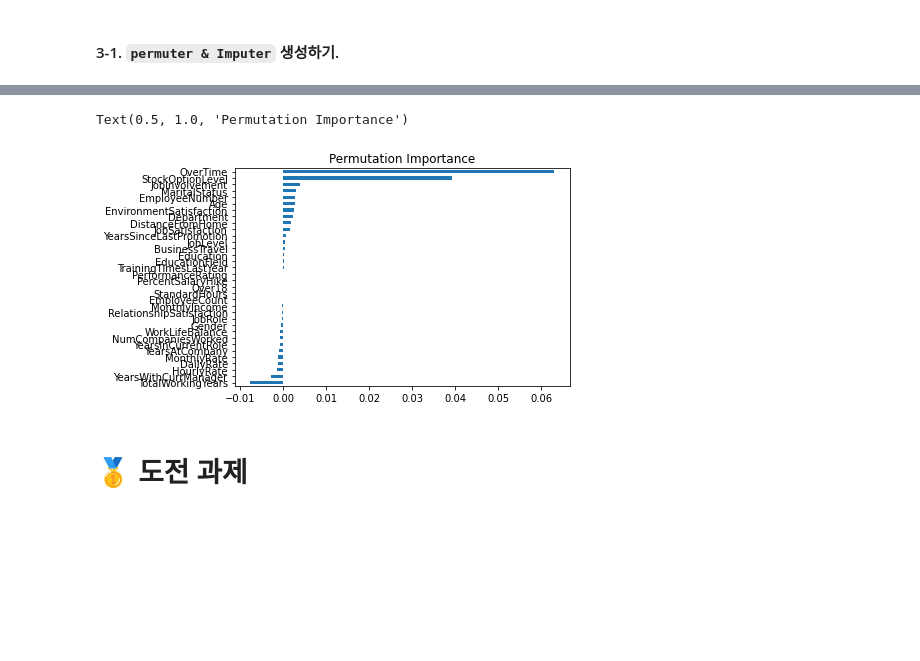
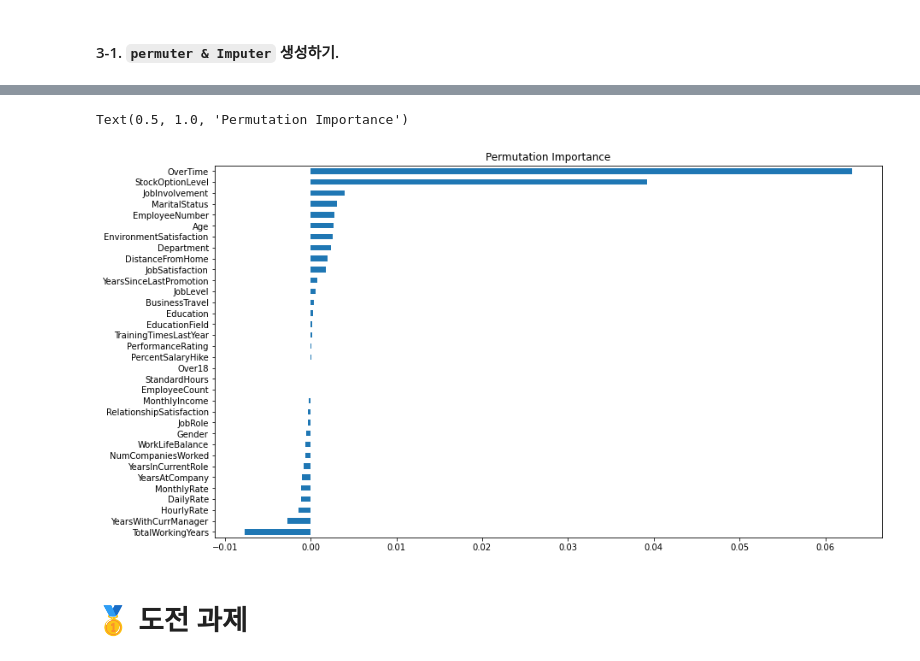
Before and after one commit to 00150/Practice-anything...., a Jupyter notebook: 182_1_확장_연습_.ipynb, the cells around one changed output, grey strips where cells are left out. Drawn from its saved outputs; the diff is of its cells as text; code cells hidden in the pictures; blank space fills up the shorter version.

```diff
--- a/182_1_확장_연습_.ipynb
+++ b/182_1_확장_연습_.ipynb
@@ -423,23 +421,22 @@ permuter.fit(X_test_preprocessed, y_test)
 # %%
 # 이후, eli5 라이브러리를 이용하여 Permutation Importance를 계산합니다.
 # index 형태는 tolist() 를 사용하여 형태를 list 타입으로 변경할 수 있습니다.
 feature_names = X_test.columns.tolist()
 feature_names
 
 # 이후 시리즈를 생성하며, 값을 정렬합니다.
 pi= pd.Series(permuter.feature_importances_, feature_names).sort_values()
 
-# 각 피처의 중요도 값을 시각화합니다.
-pi.plot.barh()
-
-# 눈금 간격을 조정해야할 것 같습니다.
+# matplotlib 시각화 기본 설정 변경(더 크게)
+plt.rcParams["figure.figsize"] = (14,8)
 
 
-
+#시각화를 진행합니다.
+pi.plot.barh()
 
 # 제목을 생성합니다.
 plt.title('Permutation Importance')
 # %% [output]
 Text(0.5, 1.0, 'Permutation Importance')
-[figure, old version]
+[figure, new version]
 # %%
```
Also changed, not shown: parts of 4 cells of this notebook.
